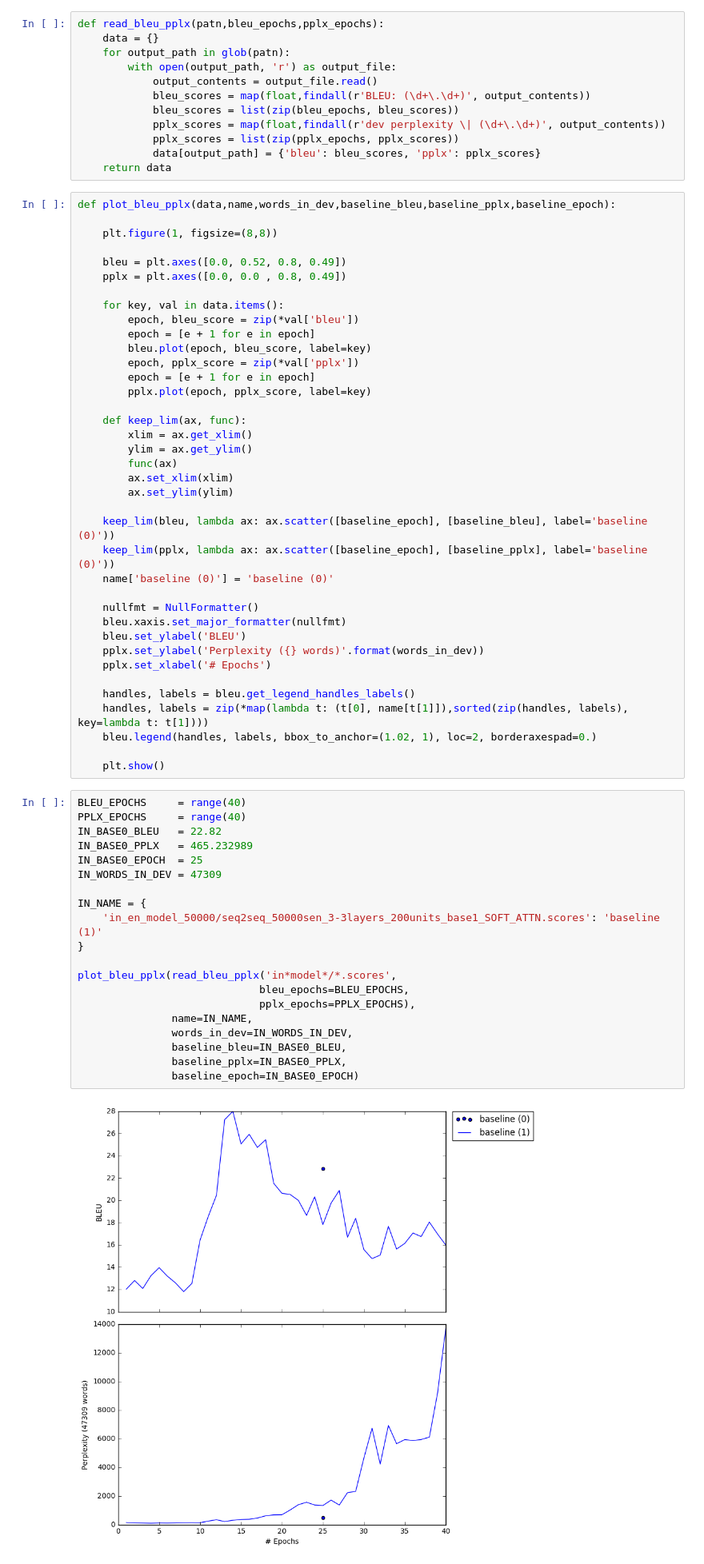
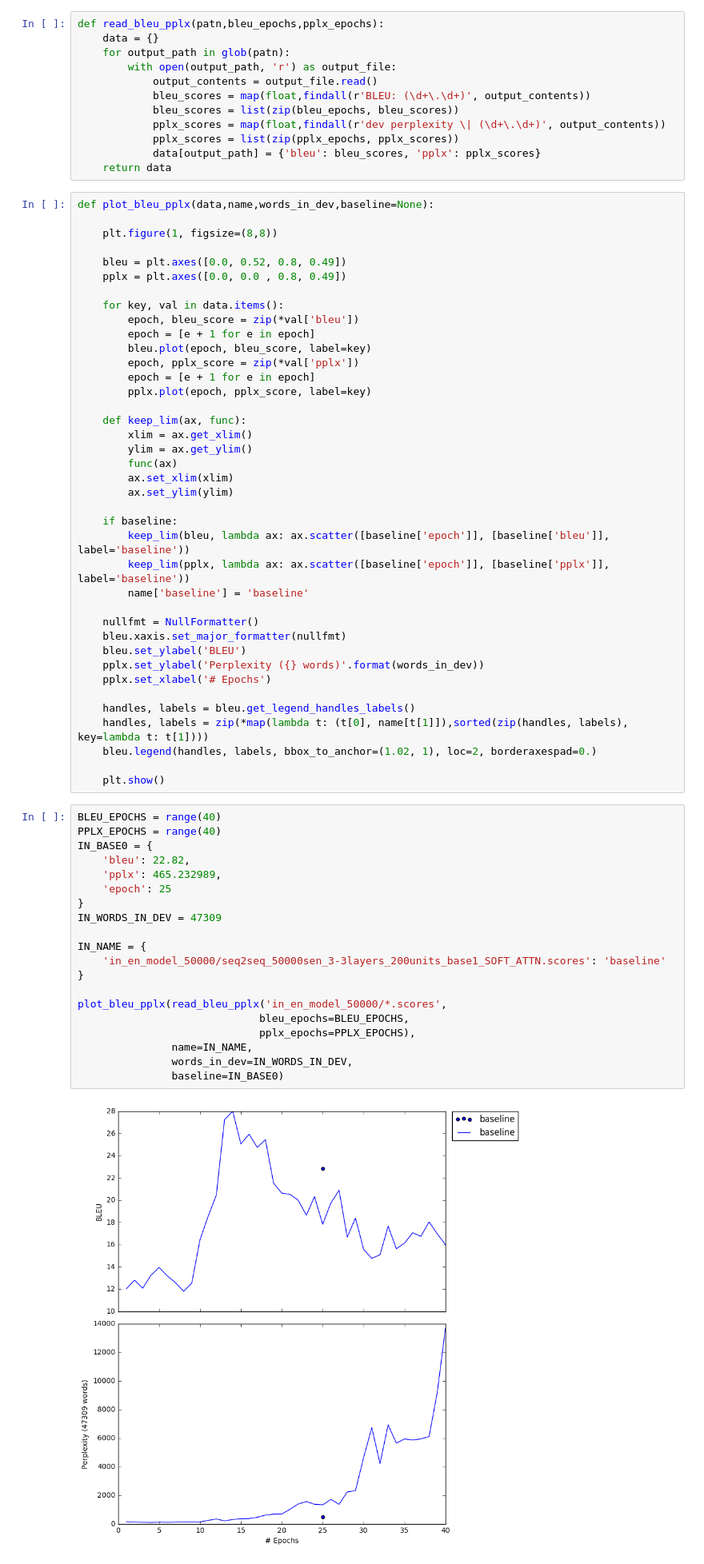
Before and after one commit to wenkokke/UoE-MT3-NMT, a Jupyter notebook: plot_bleu_pplx.ipynb, the cells around one changed output. Shown: that part at 80% size. Drawn from its saved outputs; the diff is of its cells as text.

```diff
--- a/plot_bleu_pplx.ipynb
+++ b/plot_bleu_pplx.ipynb
@@ -18,7 +18,7 @@ def read_bleu_pplx(patn,bleu_epochs,pplx_epochs):
             data[output_path] = {'bleu': bleu_scores, 'pplx': pplx_scores}
     return data
 # %%
-def plot_bleu_pplx(data,name,words_in_dev,baseline_bleu,baseline_pplx,baseline_epoch):
+def plot_bleu_pplx(data,name,words_in_dev,baseline=None):
 
     plt.figure(1, figsize=(8,8))
 
@@ -40,9 +40,10 @@ def plot_bleu_pplx(data,name,words_in_dev,baseline_bleu,baseline_pplx,baseline_e
         ax.set_xlim(xlim)
         ax.set_ylim(ylim)
 
-    keep_lim(bleu, lambda ax: ax.scatter([baseline_epoch], [baseline_bleu], label='baseline (0)'))
-    keep_lim(pplx, lambda ax: ax.scatter([baseline_epoch], [baseline_pplx], label='baseline (0)'))
-    name['baseline (0)'] = 'baseline (0)'
+    if baseline:
+        keep_lim(bleu, lambda ax: ax.scatter([baseline['epoch']], [baseline['bleu']], label='baseline'))
+        keep_lim(pplx, lambda ax: ax.scatter([baseline['epoch']], [baseline['pplx']], label='baseline'))
+        name['baseline'] = 'baseline'
 
     nullfmt = NullFormatter()
     bleu.xaxis.set_major_formatter(nullfmt)
@@ -56,25 +57,25 @@ def plot_bleu_pplx(data,name,words_in_dev,baseline_bleu,baseline_pplx,baseline_e
 
     plt.show()
 # %%
-BLEU_EPOCHS     = range(40)
-PPLX_EPOCHS     = range(40)
-IN_BASE0_BLEU   = 22.82
-IN_BASE0_PPLX   = 465.232989
-IN_BASE0_EPOCH  = 25
+BLEU_EPOCHS = range(40)
+PPLX_EPOCHS = range(40)
+IN_BASE0 = {
+    'bleu': 22.82,
+    'pplx': 465.232989,
+    'epoch': 25
+}
 IN_WORDS_IN_DEV = 47309
 
 IN_NAME = {
-    'in_en_model_50000/seq2seq_50000sen_3-3layers_200units_base1_SOFT_ATTN.scores': 'baseline (1)'
+    'in_en_model_50000/seq2seq_50000sen_3-3layers_200units_base1_SOFT_ATTN.scores': 'baseline'
 }
 
-plot_bleu_pplx(read_bleu_pplx('in*model*/*.scores',
+plot_bleu_pplx(read_bleu_pplx('in_en_model_50000/*.scores',
                              bleu_epochs=BLEU_EPOCHS,
                              pplx_epochs=PPLX_EPOCHS),
                name=IN_NAME,
                words_in_dev=IN_WORDS_IN_DEV,
-               baseline_bleu=IN_BASE0_BLEU,
-               baseline_pplx=IN_BASE0_PPLX,
-               baseline_epoch=IN_BASE0_EPOCH)
+               baseline=IN_BASE0)
 # %% [output]
-[figure, old version]
+[figure, new version]
 # %%
```
Also changed, not shown: parts of 1 cell of this notebook.
